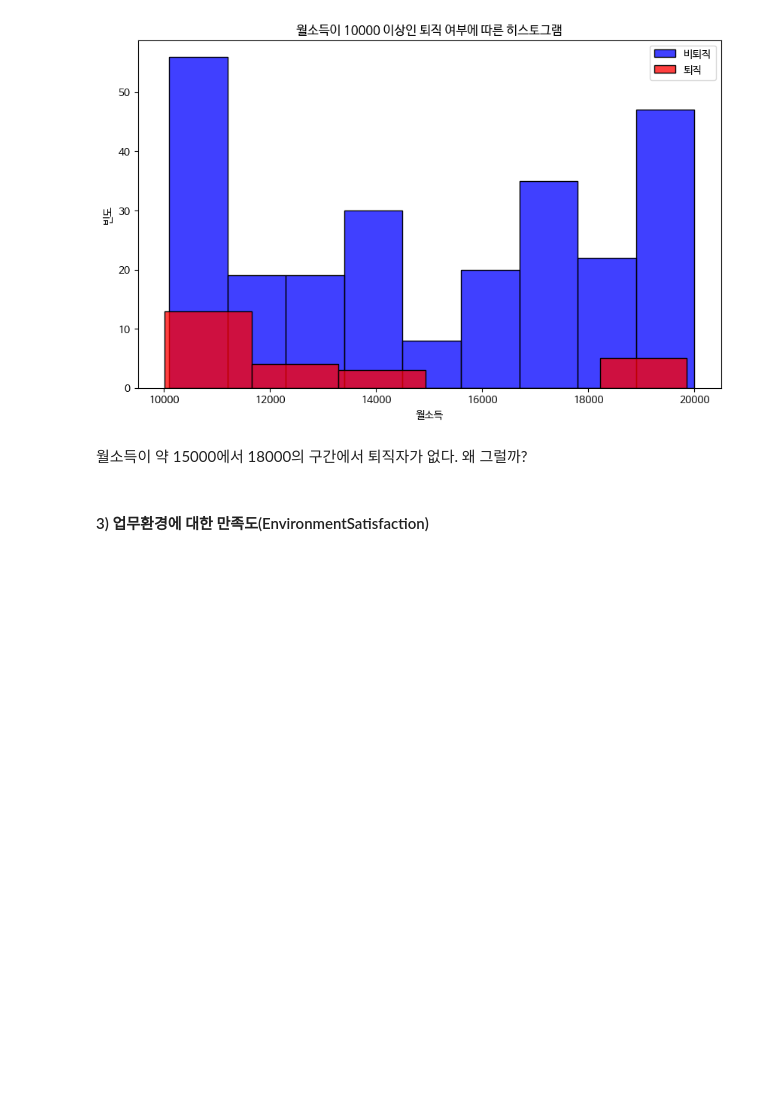
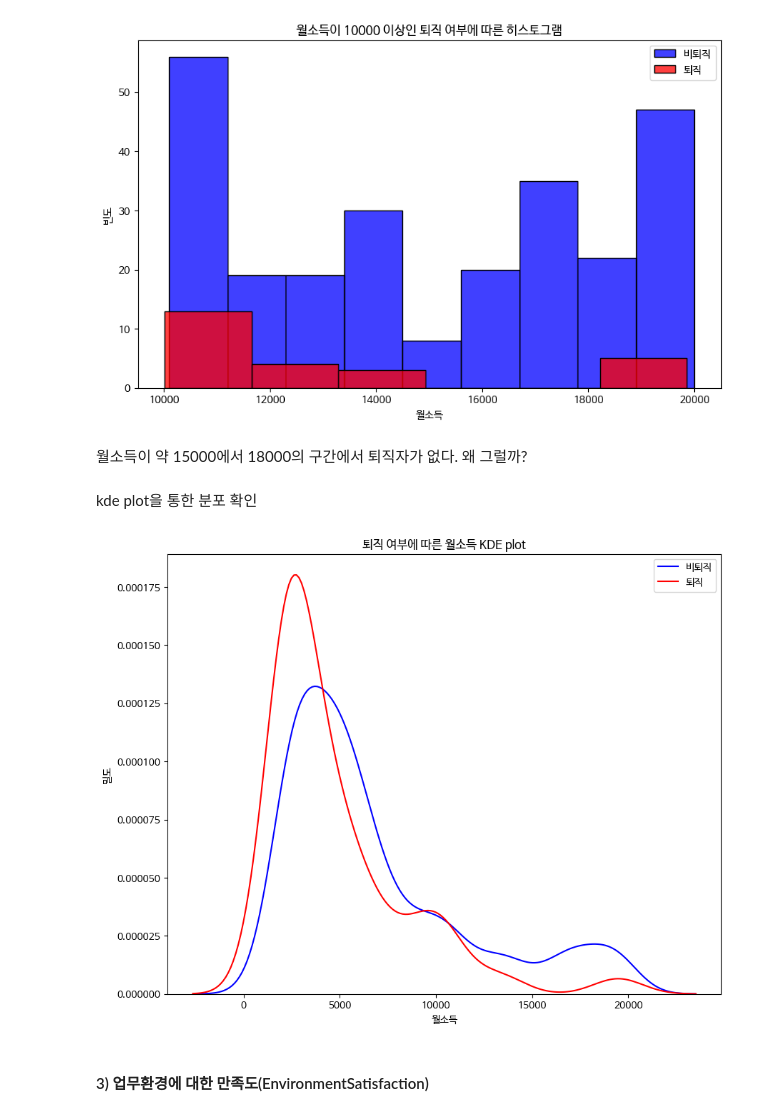
Before and after one commit to airborne3586/Data_Analysis_EX_PORT, a Jupyter notebook: HR_2차_과제_퇴직_촉발_요인_발굴.ipynb, the cells around one changed output. Drawn from its saved outputs; the diff is of its cells as text; code cells hidden in the pictures; blank space fills up the shorter version.

```diff
--- a/HR_2차_과제_퇴직_촉발_요인_발굴.ipynb
+++ b/HR_2차_과제_퇴직_촉발_요인_발굴.ipynb
@@ -114,6 +235,8 @@ plt.show()
 이 가설은 월소득이 낮을수록 경제적인 어려움이 있어 퇴직할 가능성이 높다는 가정입니다.
 # %%
 import seaborn as sns
+
+plt.rc('font', family='NanumBarunGothic')
 
 #박스플롯
 sns.boxplot(x='Attrition', y='MonthlyIncome', data=df)
@@ -145,6 +268,8 @@ attrition_no = income_above_10000[income_above_10000['Attrition'] == 'No']
 
 # 퇴직 여부에 따른 히스토그램 그리기
 plt.figure(figsize=(10, 6))
+plt.rc('font', family='NanumBarunGothic')
+
 sns.histplot(data=attrition_no, x='MonthlyIncome', color='blue', label='비퇴직')
 sns.histplot(data=attrition_yes, x='MonthlyIncome', color='red', label='퇴직')
 
@@ -157,6 +282,30 @@ plt.show()
 [figure]
 # %% [markdown]
 월소득이  약 15000에서 18000의 구간에서 퇴직자가 없다. 왜 그럴까?
+# %% [markdown]
+kde plot을 통한 분포 확인
+# %%
+# 월소득이 10000 이상인 데이터 추출
+income_above_10000 = df[df['MonthlyIncome'] >= 10000]
+
+# 퇴직 여부에 따라 데이터 분류
+attrition_yes = df[df['Attrition'] == 'Yes']
+attrition_no = df[df['Attrition'] == 'No']
+
+# 퇴직 여부에 따른 KDE plot 그리기
+plt.figure(figsize=(10, 8))
+plt.rc('font', family='NanumBarunGothic')
+
+sns.kdeplot(data=attrition_no, x='MonthlyIncome', color='blue', label='비퇴직')
+sns.kdeplot(data=attrition_yes, x='MonthlyIncome', color='red', label='퇴직')
+
+plt.xlabel('월소득')
+plt.ylabel('밀도')
+plt.title('퇴직 여부에 따른 월소득 KDE plot')
+plt.legend()
+plt.show()
+# %% [output]
+[figure, added]
 # %% [markdown]
 #### 3) 업무환경에 대한 만족도(EnvironmentSatisfaction)
 # %% [markdown]
```
Also changed, not shown: parts of 53 cells of this notebook.
